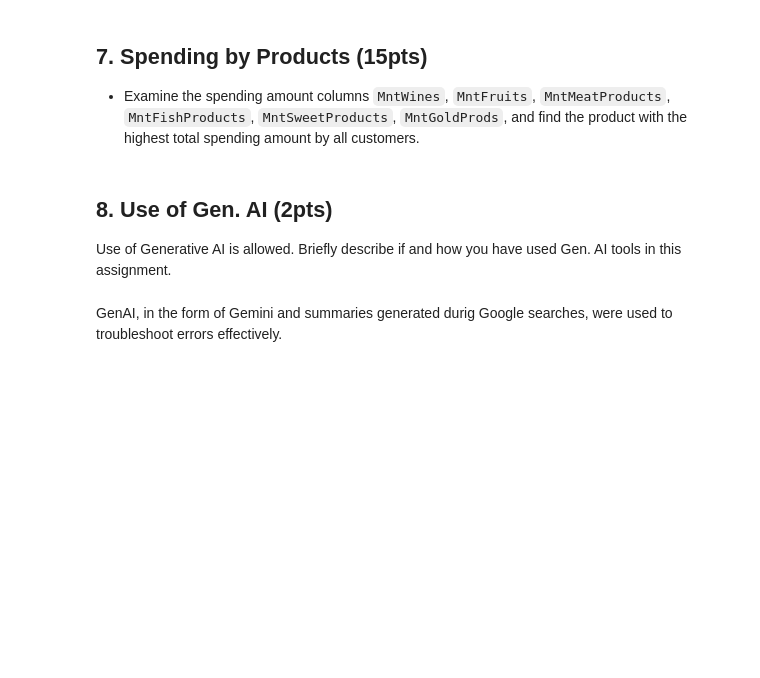
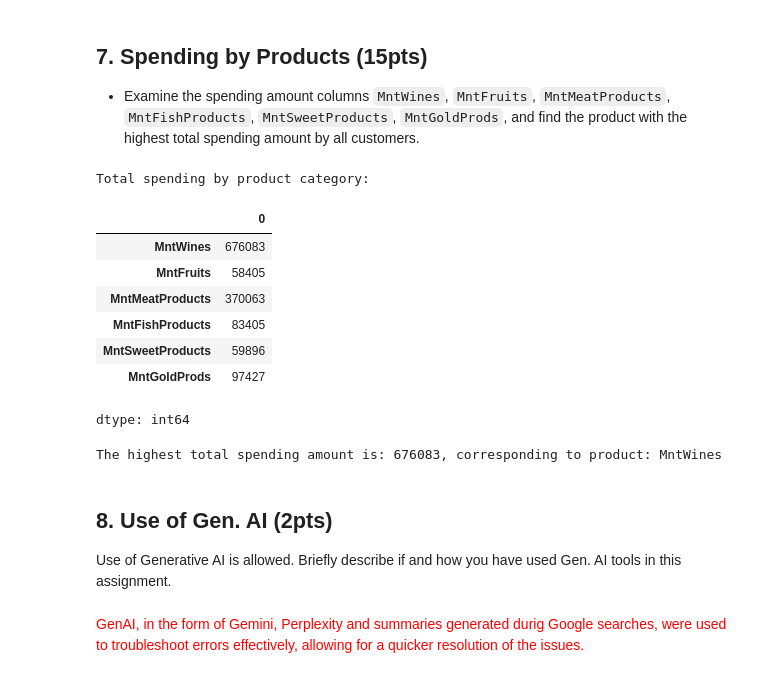
Before and after one commit to Data-Analytics-with-Python/individual-assignment-i-rayoen0, a Jupyter notebook: Assignment_Notebook_1.ipynb, the cells around one changed output. Saved outputs shown, nothing was run; the diff lists cells and outputs as text; code cells hidden in the pictures; blank space fills up the shorter version.

```diff
--- a/Assignment_Notebook_1.ipynb
+++ b/Assignment_Notebook_1.ipynb
@@ -246,9 +311,27 @@ display(df.head())
 ## 7. Spending by Products (15pts)
 
 * Examine the spending amount columns `MntWines`,	`MntFruits`,	`MntMeatProducts`,	`MntFishProducts`,	`MntSweetProducts`,	`MntGoldProds`, and find the product with the highest total spending amount by all customers.
+# %%
+total_spending = df[['MntWines', 'MntFruits', 'MntMeatProducts', 'MntFishProducts', 'MntSweetProducts', 'MntGoldProds']].sum()
+
+print("Total spending by product category:")
+display(total_spending)
+
+print(f"The highest total spending amount is: {total_spending.max()}, corresponding to product: {total_spending.idxmax()}")
+# %% [output]
+Total spending by product category:
+|  | 0 |
+| MntWines | 676083 |
+| MntFruits | 58405 |
+| MntMeatProducts | 370063 |
+| MntFishProducts | 83405 |
+| MntSweetProducts | 59896 |
+| MntGoldProds | 97427 |
+dtype: int64
+The highest total spending amount is: 676083, corresponding to product: MntWines
 # %% [markdown]
 ## 8. Use of Gen. AI (2pts)
 
 Use of Generative AI is allowed. Briefly describe if and how you have used Gen. AI tools in this assignment.
 # %% [markdown]
-GenAI, in the form of Gemini and summaries generated durig Google searches, were used to troubleshoot errors effectively.
+<font color='red'> GenAI, in the form of Gemini, Perplexity and summaries generated durig Google searches, were used to troubleshoot errors effectively, allowing for a quicker resolution of the issues. </font>
```
Also changed, not shown: parts of 9 cells of this notebook.
